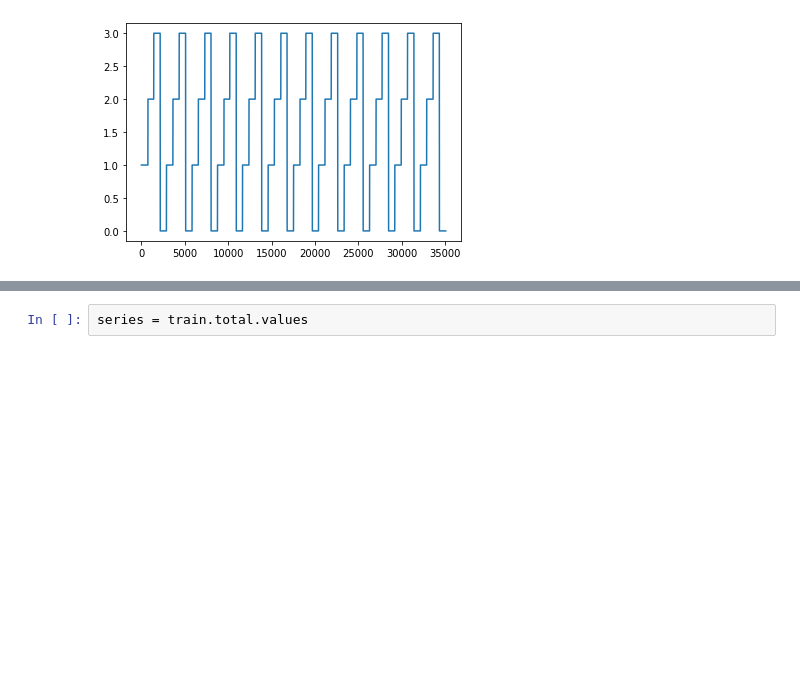
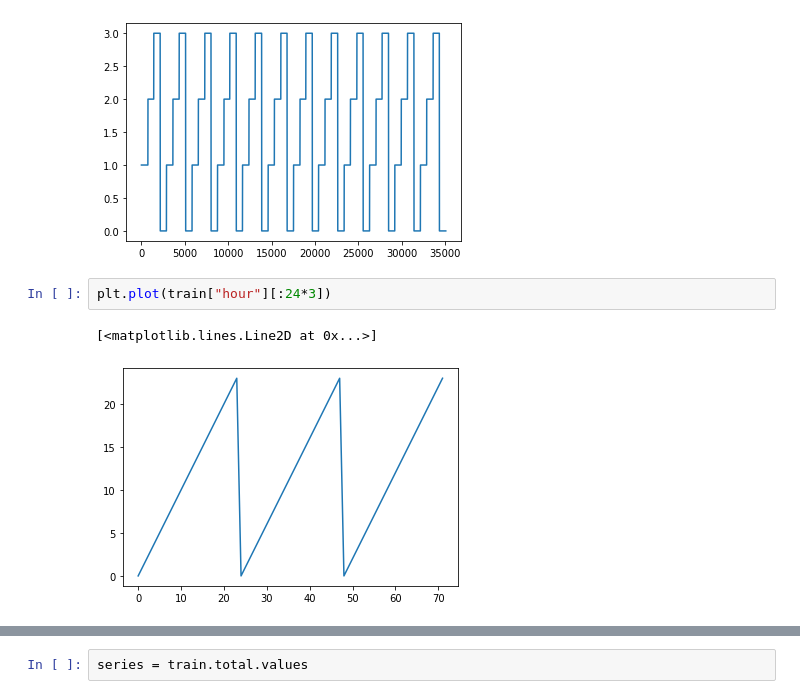
Before and after one commit to 0dminnimda/NTO_bigdata_2022_final, a Jupyter notebook: Baseline.ipynb, the cells around one changed output, grey strips where cells are left out. Saved outputs shown, nothing was run; the diff lists cells and outputs as text; blank space fills up the shorter version.

Commit message:
Baseline.ipynb: add graphs of season, hour, is_weekend

```diff
--- a/Baseline.ipynb
+++ b/Baseline.ipynb
@@ -52,3 +52,8 @@ plt.plot(train["season"])
 # %% [output]
 [<matplotlib.lines.Line2D at 0x...>]
 [figure]
+# %%
+plt.plot(train["hour"][:24*3])
+# %% [output]
+[<matplotlib.lines.Line2D at 0x...>]
+[figure, added]
```
Also changed, not shown: parts of 1 cell of this notebook.
